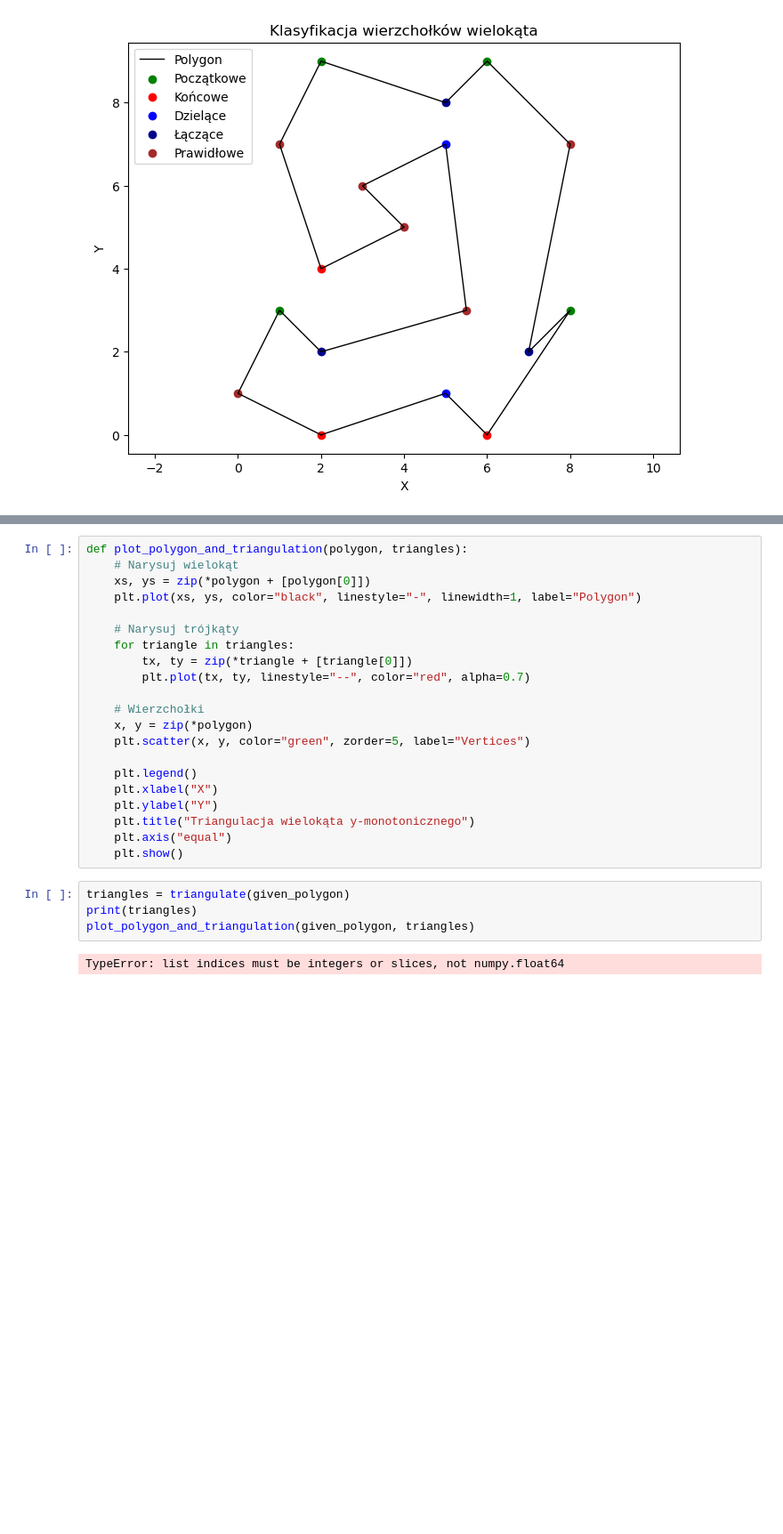
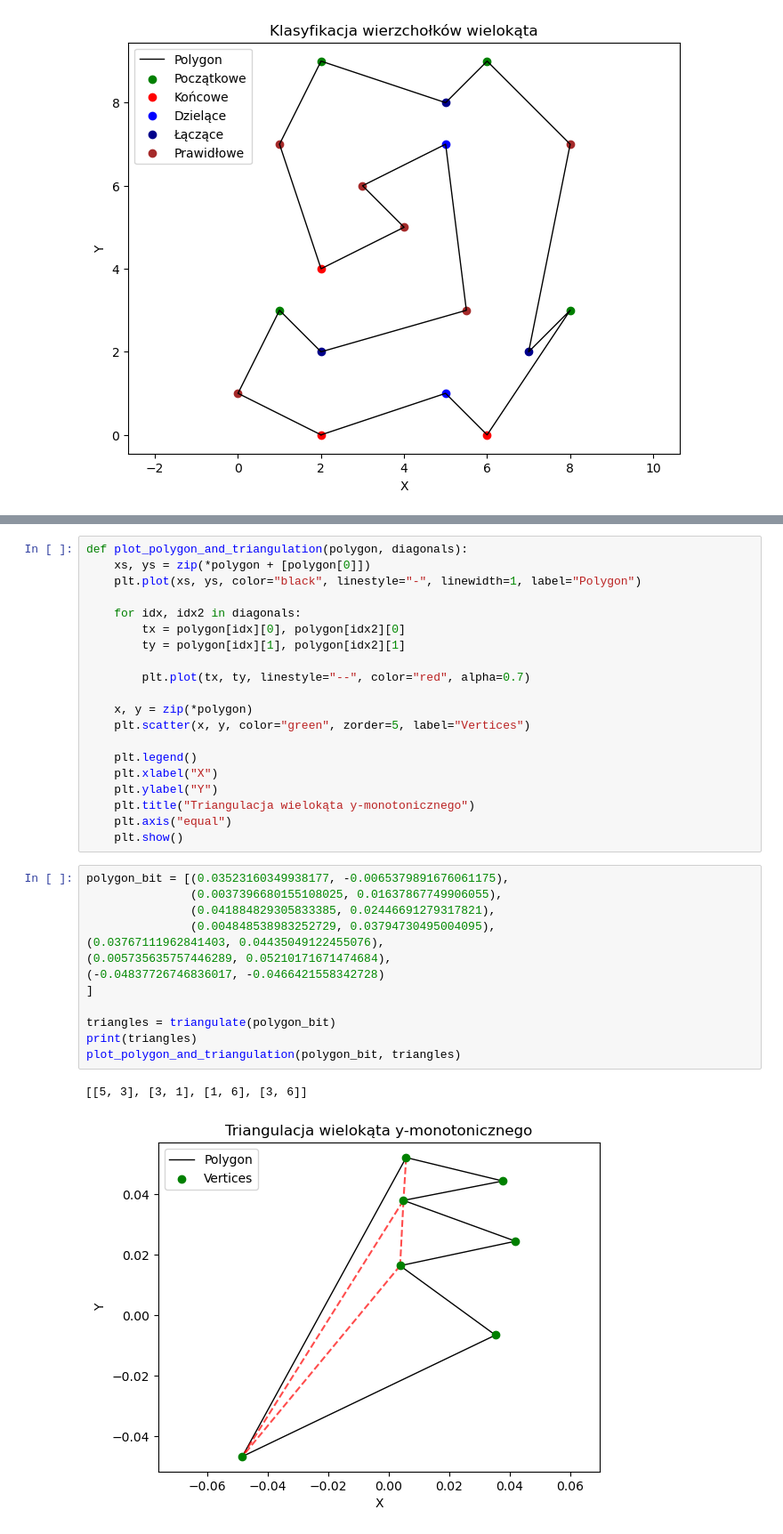
Before and after one commit to pkacprzak5/geometric-algotrihtms, a Jupyter notebook: lab3/kacprzak_kod_3.ipynb, the cells around one changed output, grey strips where cells are left out. Shown at 89% size. Cells and saved outputs as stored; diff of their text form; blank space fills up the shorter version.

```diff
--- a/lab3/kacprzak_kod_3.ipynb
+++ b/lab3/kacprzak_kod_3.ipynb
@@ -262,15 +243,14 @@ def triangulate(polygon):
 # %%
-def plot_polygon_and_triangulation(polygon, triangles):
-    # Narysuj wielokąt
+def plot_polygon_and_triangulation(polygon, diagonals):
     xs, ys = zip(*polygon + [polygon[0]])
     plt.plot(xs, ys, color="black", linestyle="-", linewidth=1, label="Polygon")
 
-    # Narysuj trójkąty
-    for triangle in triangles:
-        tx, ty = zip(*triangle + [triangle[0]])
+    for idx, idx2 in diagonals:
+        tx = polygon[idx][0], polygon[idx2][0]
+        ty = polygon[idx][1], polygon[idx2][1]
+
         plt.plot(tx, ty, linestyle="--", color="red", alpha=0.7)
 
-    # Wierzchołki
     x, y = zip(*polygon)
     plt.scatter(x, y, color="green", zorder=5, label="Vertices")
 
@@ -281,8 +261,18 @@ def plot_polygon_and_triangulation(polygon, triangles):
     plt.axis("equal")
     plt.show()
 # %%
-triangles = triangulate(given_polygon)
+polygon_bit = [(0.03523160349938177, -0.0065379891676061175),
+               (0.0037396680155108025, 0.01637867749906055),
+               (0.041884829305833385, 0.02446691279317821),
+               (0.004848538983252729, 0.03794730495004095),
+(0.03767111962841403, 0.04435049122455076),
+(0.005735635757446289, 0.05210171671474684),
+(-0.04837726746836017, -0.0466421558342728)
+]
+
+triangles = triangulate(polygon_bit)
 print(triangles)
-plot_polygon_and_triangulation(given_polygon, triangles)
+plot_polygon_and_triangulation(polygon_bit, triangles)
 # %% [output]
-TypeError: list indices must be integers or slices, not numpy.float64
+[[5, 3], [3, 1], [1, 6], [3, 6]]
+[figure, added]
```
Also changed, not shown: parts of 7 cells of this notebook.
